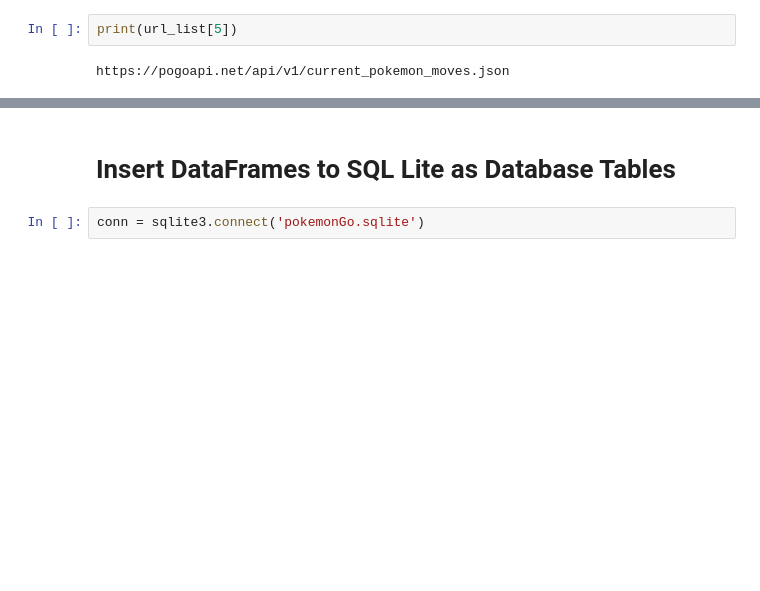
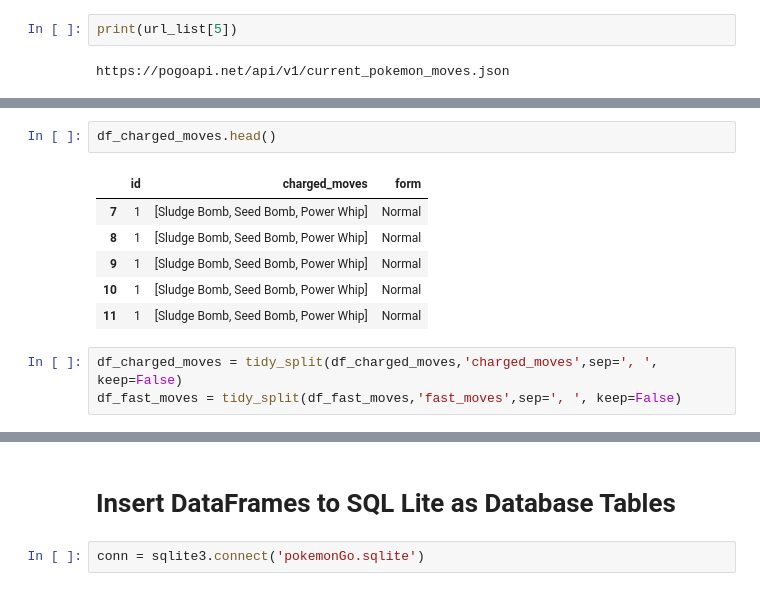
Before and after one commit to tiffanyharris711/gotta-cache-em-all, a Jupyter notebook: Combined/Analysis/Analysis.ipynb, the cells around one changed output, grey strips where cells are left out. Saved outputs shown, nothing was run; the diff lists cells and outputs as text; blank space fills up the shorter version.

```diff
--- a/Analysis/Analysis.ipynb
+++ b/Combined/Analysis/Analysis.ipynb
@@ -309,0 +367,12 @@ charged_moves_list[0][0]
+# %%
+df_charged_moves.head()
+# %% [output]
+|  | id | charged_moves | form |
+| 7 | 1 | [Sludge Bomb, Seed Bomb, Power Whip] | Normal |
+| 8 | 1 | [Sludge Bomb, Seed Bomb, Power Whip] | Normal |
+| 9 | 1 | [Sludge Bomb, Seed Bomb, Power Whip] | Normal |
+| 10 | 1 | [Sludge Bomb, Seed Bomb, Power Whip] | Normal |
+| 11 | 1 | [Sludge Bomb, Seed Bomb, Power Whip] | Normal |
+# %%
+df_charged_moves = tidy_split(df_charged_moves,'charged_moves',sep=', ', keep=False)
+df_fast_moves = tidy_split(df_fast_moves,'fast_moves',sep=', ', keep=False)
```
Also changed, not shown: parts of 15 cells of this notebook, 56 other files.
